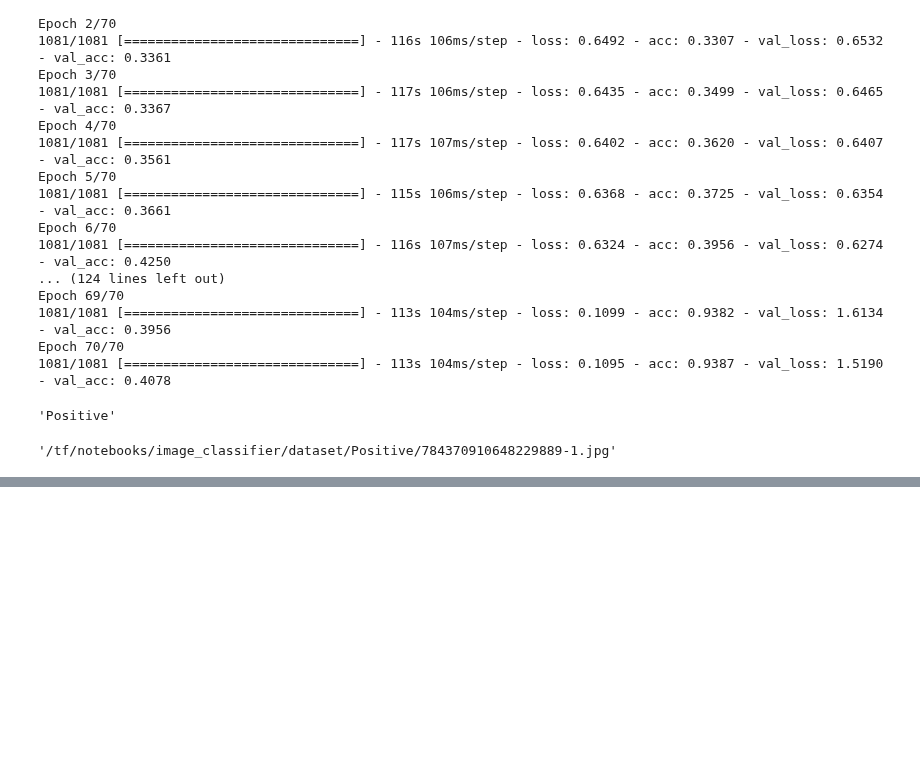
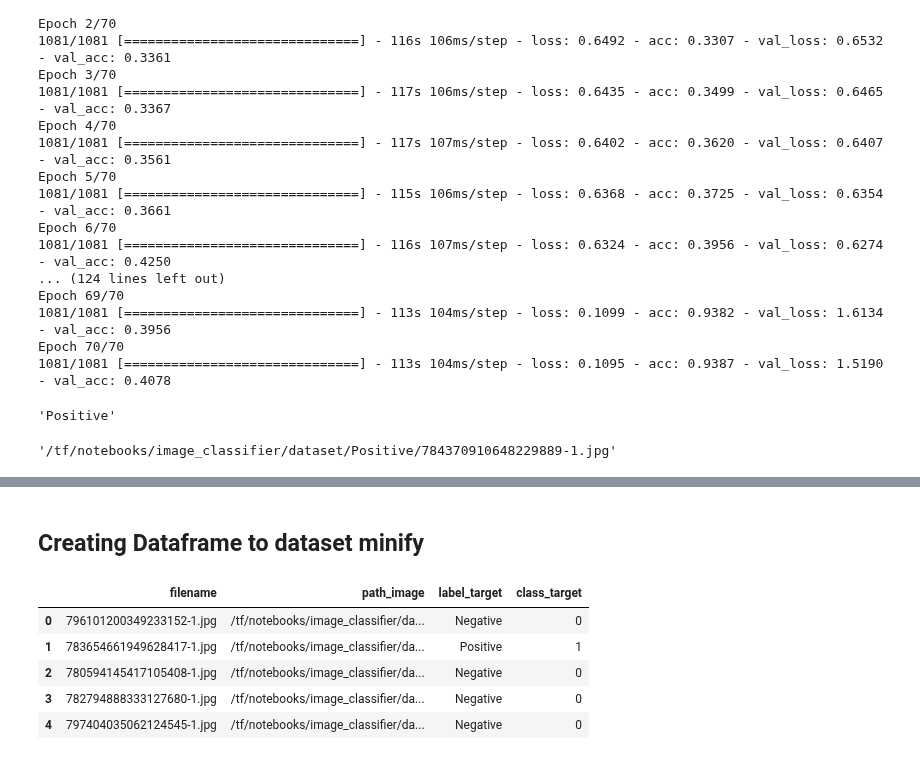
Before and after one commit to joberthrogers18/Analise_Sentimental_em_Imagens, a Jupyter notebook: image_classifier/image_classifier_resnet50.ipynb, the cells around one changed output, grey strips where cells are left out. Cells and saved outputs as stored; diff of their text form; code cells hidden in the pictures; blank space fills up the shorter version.

```diff
--- a/image_classifier/image_classifier_resnet50.ipynb
+++ b/image_classifier/image_classifier_resnet50.ipynb
@@ -717,15 +727,15 @@ import shutil
 # %%
+#     "Neutral",
 labels = [
     "Negative",
-    "Neutral",
     "Positive"
 ]
 
 
 SRC_DIRECTORY = "/tf/notebooks/image_classifier/dataset"
-ORIGIN_DIRECTORY = "/tf/notebooks/image_classifier/dataset_minify"
+ORIGIN_DIRECTORY = "/tf/notebooks/image_classifier/dataset_minify_binary"
 
-SIZE_PER_LABEL = 6001
+SIZE_PER_LABEL = 10000
 
 for label in labels:
     for c_file in os.listdir(f"{SRC_DIRECTORY}/{label}")[0:SIZE_PER_LABEL]:
@@ -841,0 +877,33 @@ print(max(result[0]))
+# %% [markdown]
+## Creating Dataframe to dataset minify
+# %%
+data_labels_minify = []
+
+#     "Neutral",
+labels = [
+    "Negative",
+    "Positive"
+]
+
+for label in labels:
+    path_images = f'{ORIGIN_DIRECTORY}/{label}'
+    for image_filename in os.listdir(path_images):
+        data_labels_minify.append({
+            'filename': image_filename,
+            'path_image': f'{path_images}/{image_filename}',
+            'label_target': label,
+            'class_target': labels.index(label)
+        })
+
+random.shuffle(data_labels_minify)
+
+df_dataset_minify = pd.DataFrame(data_labels_minify)
+# %%
+df_dataset_minify.head()
+# %% [output]
+|  | filename | path_image | label_target | class_target |
+| 0 | 796101200349233152-1.jpg | /tf/notebooks/image_classifier/da... | Negative | 0 |
+| 1 | 783654661949628417-1.jpg | /tf/notebooks/image_classifier/da... | Positive | 1 |
+| 2 | 780594145417105408-1.jpg | /tf/notebooks/image_classifier/da... | Negative | 0 |
+| 3 | 782794888333127680-1.jpg | /tf/notebooks/image_classifier/da... | Negative | 0 |
+| 4 | 797404035062124545-1.jpg | /tf/notebooks/image_classifier/da... | Negative | 0 |
```
Also changed, not shown: parts of 26 cells of this notebook, 1 other file.
